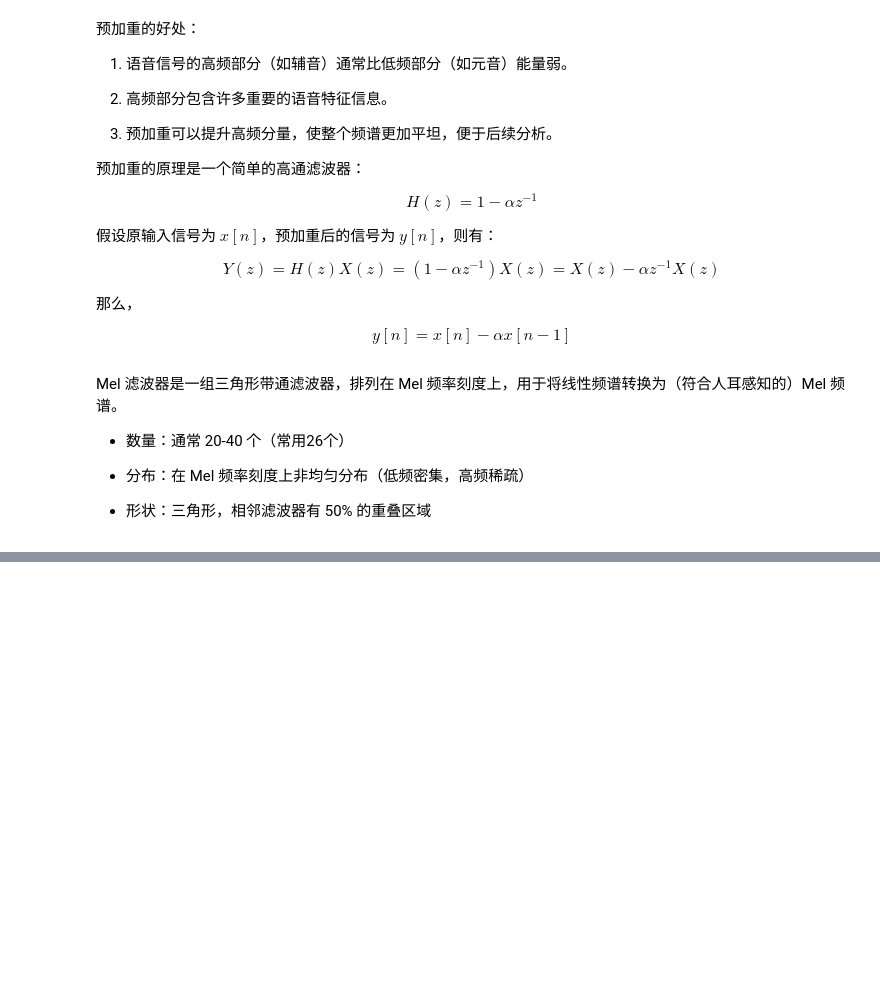
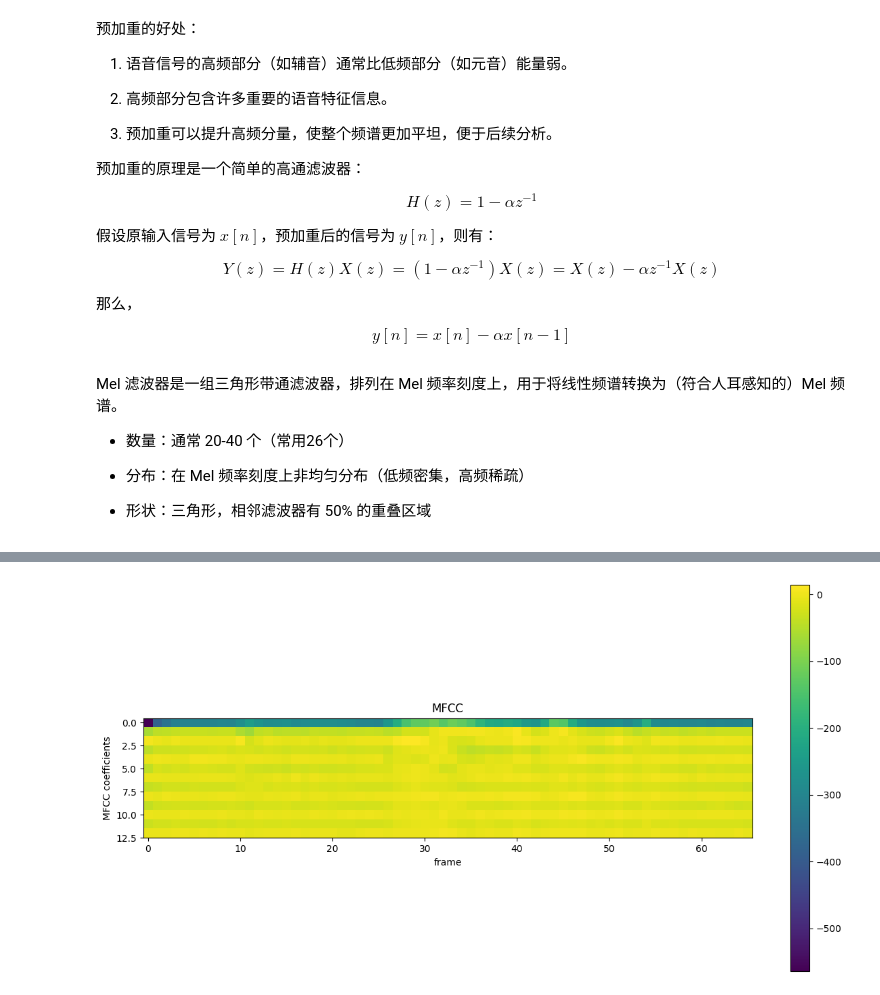
Before and after one commit to xht03/DSP, a Jupyter notebook: HW3/MFCC.ipynb, the cells around one changed output, grey strips where cells are left out. Cells and saved outputs as stored; diff of their text form; code cells hidden in the pictures; blank space fills up the shorter version.

Commit message:
Finish mfcc.

```diff
--- a/HW3/MFCC.ipynb
+++ b/HW3/MFCC.ipynb
@@ -166,3 +189,15 @@ def computeMFCC(y, sr, N, D=13, M=26):
+# %%
+# 可视化MFCC
+def visualizeMFCC(mfcc):
+    plt.figure(figsize=(12, 6))
+    plt.imshow(mfcc, cmap='viridis')
+    plt.colorbar()
+    plt.title("MFCC")
+    plt.xlabel("frame")
+    plt.ylabel("MFCC coefficients")
+    plt.tight_layout()
+    plt.show()
 # %%
 sample_rate = 8000
 y, _ = librosa.load("audio/shop.wav", sr=sample_rate)
+mfcc = computeMFCC(y, sample_rate, 512, D=13, M=26)
@@ -168,0 +223,4 @@ y, _ = librosa.load("audio/shop.wav", sr=sample_rate)
+# %%
+visualizeMFCC(mfcc)
+# %% [output]
+[figure, added]
```
Also changed, not shown: parts of 4 cells of this notebook.
